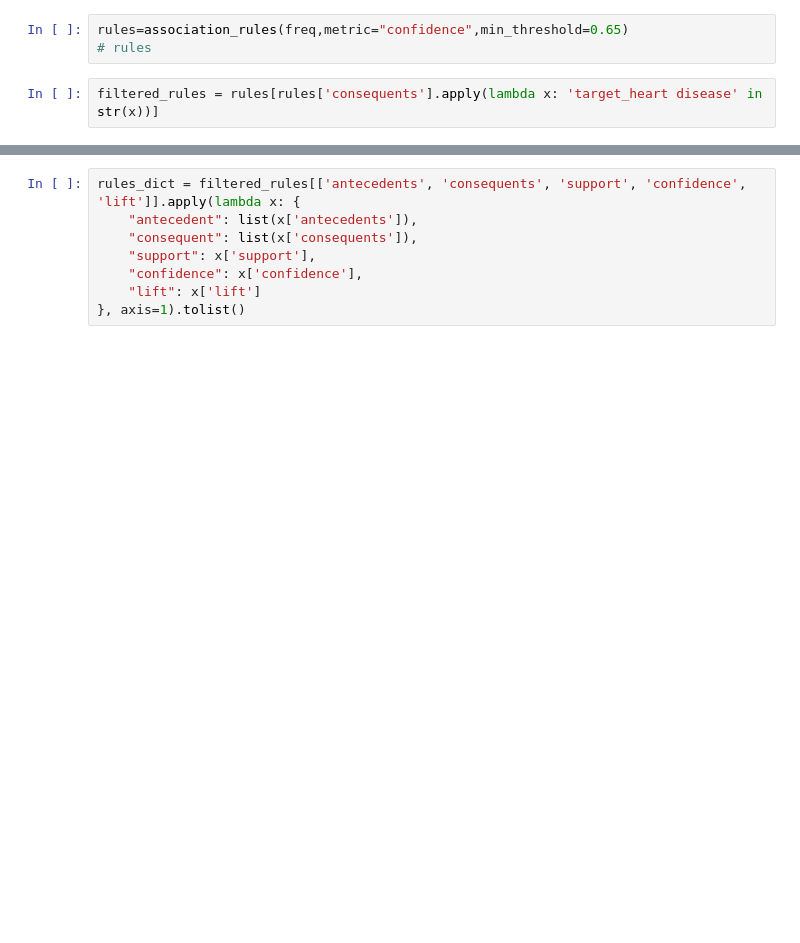
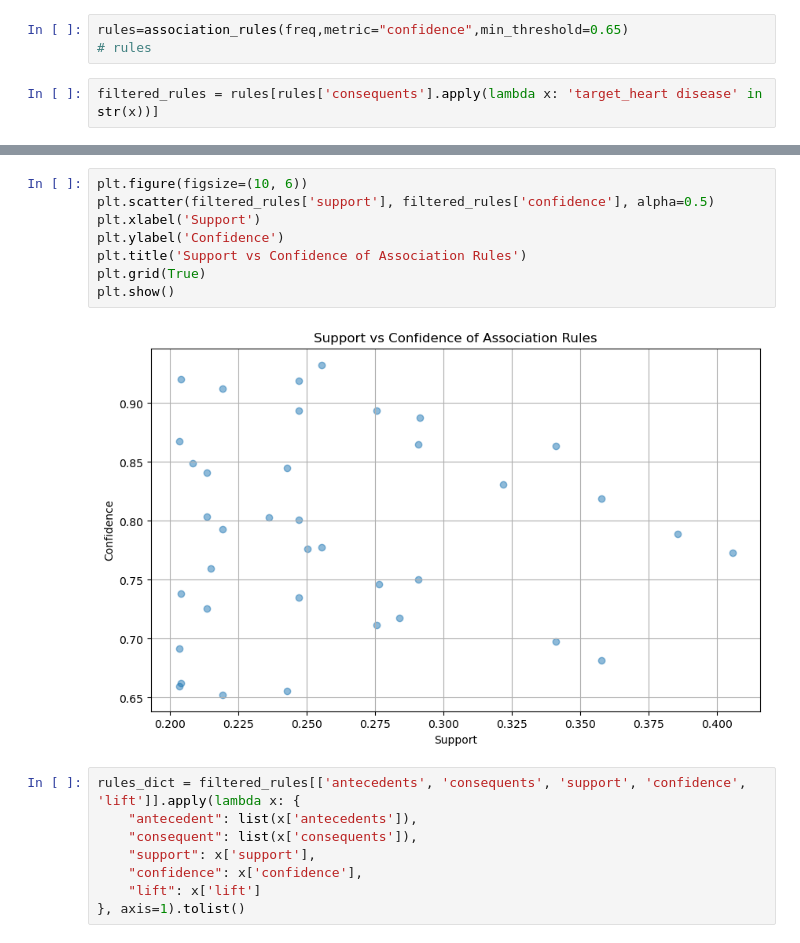
Before and after one commit to Alikhizar142/heart-disease-ml-rules, a Jupyter notebook: diagnosis-datamining-fptree.ipynb, the cells around one changed output, grey strips where cells are left out. Saved outputs shown, nothing was run; the diff lists cells and outputs as text; blank space fills up the shorter version.

Commit message:
modified:   diagnosis-datamining-fptree.ipynb modified:   heart_association_rules.json

```diff
--- a/diagnosis-datamining-fptree.ipynb
+++ b/diagnosis-datamining-fptree.ipynb
@@ -195,3 +196,13 @@ filtered_rules
+# %%
+plt.figure(figsize=(10, 6))
+plt.scatter(filtered_rules['support'], filtered_rules['confidence'], alpha=0.5)
+plt.xlabel('Support')
+plt.ylabel('Confidence')
+plt.title('Support vs Confidence of Association Rules')
+plt.grid(True)
+plt.show()
+# %% [output]
+[figure, added]
 # %%
 rules_dict = filtered_rules[['antecedents', 'consequents', 'support', 'confidence', 'lift']].apply(lambda x: {
     "antecedent": list(x['antecedents']),
```
Also changed, not shown: parts of 3 cells of this notebook, 1 other file.
